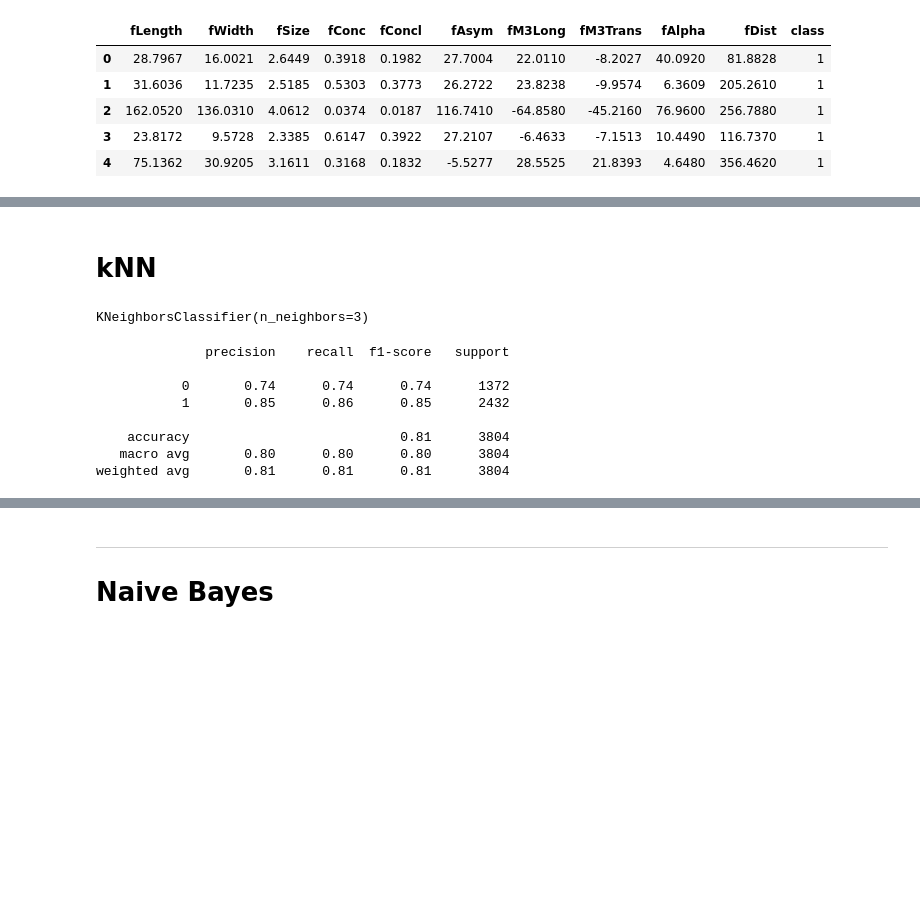
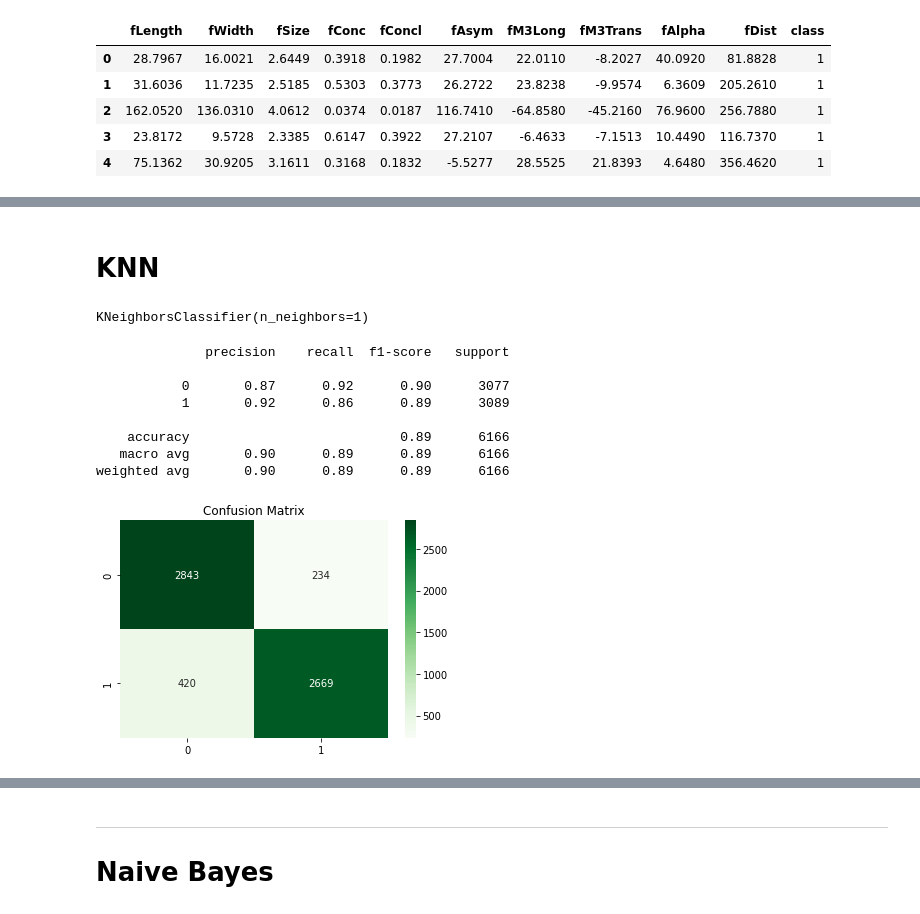
Before and after one commit to j-ranasinghe/Detect-Radiation-Type-using-KNN-and-Naive-Bayes, a Jupyter notebook: KNN and Naive bayes models.ipynb, the cells around one changed output, grey strips where cells are left out. Saved outputs shown, nothing was run; the diff lists cells and outputs as text; code cells hidden in the pictures; blank space fills up the shorter version.

```diff
--- a/KNN and Naive bayes models.ipynb
+++ b/KNN and Naive bayes models.ipynb
@@ -59 +113,5 @@ for label in cols[:-1]:
+# %%
+# handle class imbalance using oversampling technique
+smote = SMOTE()
+X_resampled, y_resampled = smote.fit_resample(X_scaled, labels)
 # %% [markdown]
@@ -93,2 +119,5 @@ Now data is properly formatted
+# %%
+# split dataset
+X_train, X_test, y_train, y_test = train_test_split(X_resampled, y_resampled, test_size=0.25, random_state=42)
 # %% [markdown]
-# **kNN**
+# **KNN**
@@ -98,18 +124,25 @@ from sklearn.metrics import classification_report
 # %%
-knn_model = KNeighborsClassifier(n_neighbors=3)
-knn_model.fit(X_train, Y_train)
+knn_model = KNeighborsClassifier(n_neighbors=1)
+knn_model.fit(X_train, y_train)
 # %% [output]
-KNeighborsClassifier(n_neighbors=3)
+KNeighborsClassifier(n_neighbors=1)
 # %%
-Y_pred = knn_model.predict(X_test)
+y_pred = knn_model.predict(X_test)
 # %%
-print(classification_report(Y_test, Y_pred))
+print(classification_report(y_test, y_pred))
 # %% [output]
               precision    recall  f1-score   support
 
-           0       0.74      0.74      0.74      1372
-           1       0.85      0.86      0.85      2432
+           0       0.87      0.92      0.90      3077
+           1       0.92      0.86      0.89      3089
 
-    accuracy                           0.81      3804
-   macro avg       0.80      0.80      0.80      3804
-weighted avg       0.81      0.81      0.81      3804
+    accuracy                           0.89      6166
+   macro avg       0.90      0.89      0.89      6166
+weighted avg       0.90      0.89      0.89      6166
+# %%
+conf_matrix = confusion_matrix(y_test, y_pred) # calculate the confusion matrix
+sns.heatmap(conf_matrix, annot=True, cmap="Greens", fmt="d")
+plt.title("Confusion Matrix")
+plt.show()
+# %% [output]
+[figure, added]
```
Also changed, not shown: parts of 33 cells of this notebook.
